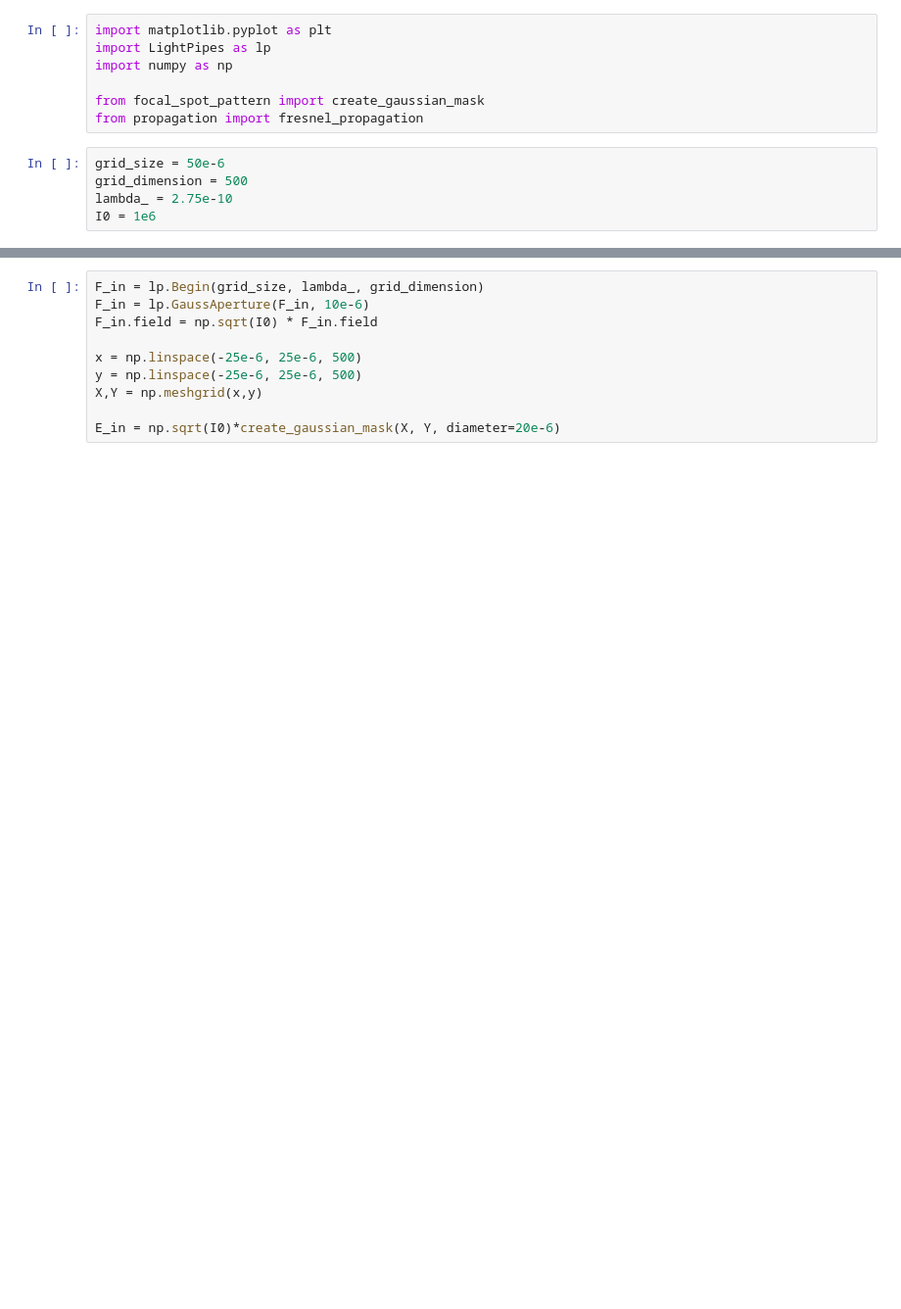
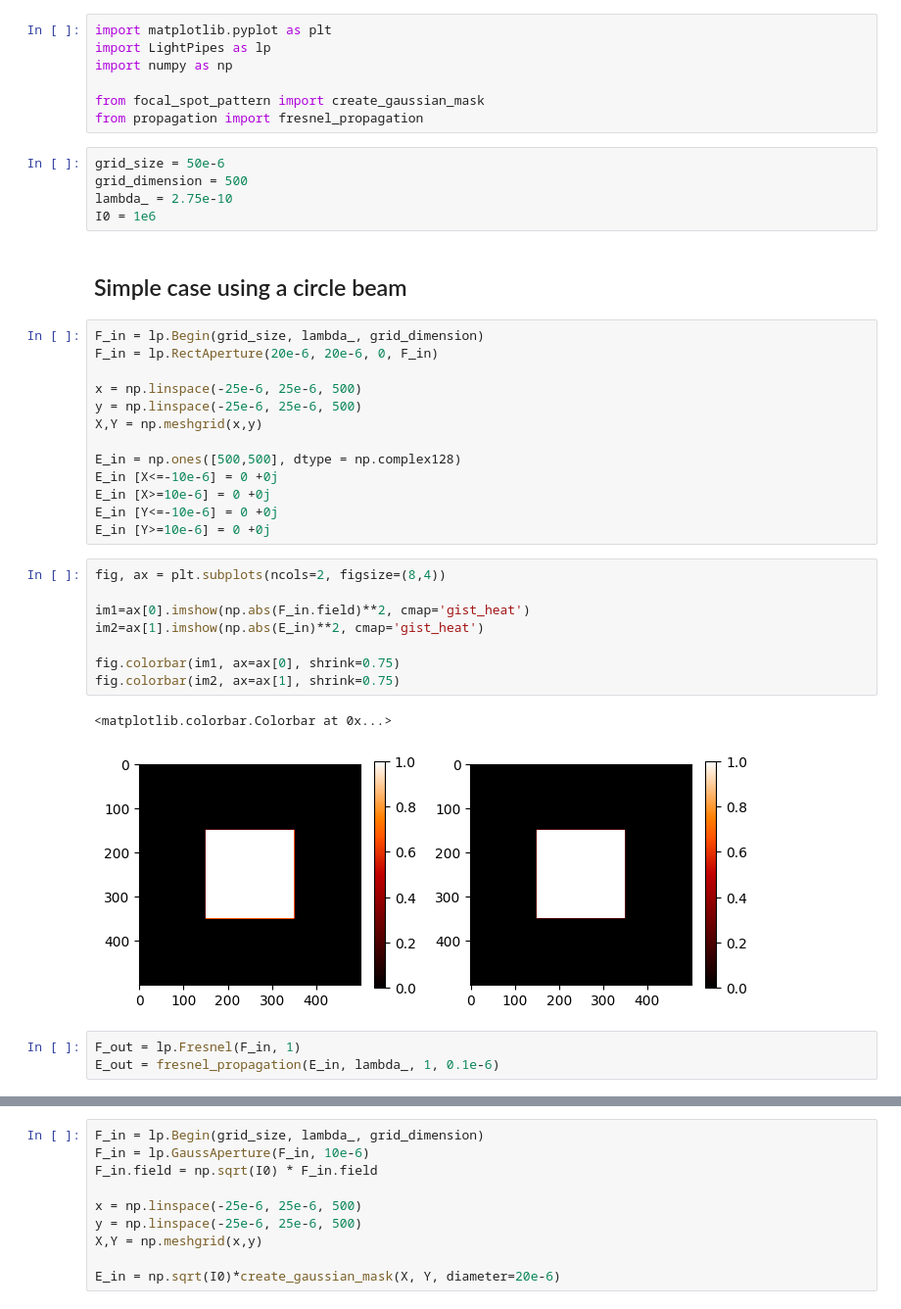
Before and after one commit to johnnymtex/photonMismatch, a Jupyter notebook: tests.ipynb, the cells around one changed output, grey strips where cells are left out. Shown: that part at 98% size. Cells and saved outputs as stored; diff of their text form; blank space fills up the shorter version.

```diff
--- a/tests.ipynb
+++ b/tests.ipynb
@@ -10,3 +10,32 @@ grid_size = 50e-6
 grid_dimension = 500
 lambda_ = 2.75e-10
 I0 = 1e6
+# %% [markdown]
+## Simple case using a circle beam
+# %%
+F_in = lp.Begin(grid_size, lambda_, grid_dimension)
+F_in = lp.RectAperture(20e-6, 20e-6, 0, F_in)
+
+x = np.linspace(-25e-6, 25e-6, 500)
+y = np.linspace(-25e-6, 25e-6, 500)
+X,Y = np.meshgrid(x,y)
+
+E_in = np.ones([500,500], dtype = np.complex128)
+E_in [X<=-10e-6] = 0 +0j
+E_in [X>=10e-6] = 0 +0j
+E_in [Y<=-10e-6] = 0 +0j
+E_in [Y>=10e-6] = 0 +0j
+# %%
+fig, ax = plt.subplots(ncols=2, figsize=(8,4))
+
+im1=ax[0].imshow(np.abs(F_in.field)**2, cmap='gist_heat')
+im2=ax[1].imshow(np.abs(E_in)**2, cmap='gist_heat')
+
+fig.colorbar(im1, ax=ax[0], shrink=0.75)
+fig.colorbar(im2, ax=ax[1], shrink=0.75)
+# %% [output]
+<matplotlib.colorbar.Colorbar at 0x...>
+[figure, added]
+# %%
+F_out = lp.Fresnel(F_in, 1)
+E_out = fresnel_propagation(E_in, lambda_, 1, 0.1e-6)
```
Also changed, not shown: parts of 11 cells of this notebook, 2 other files.
